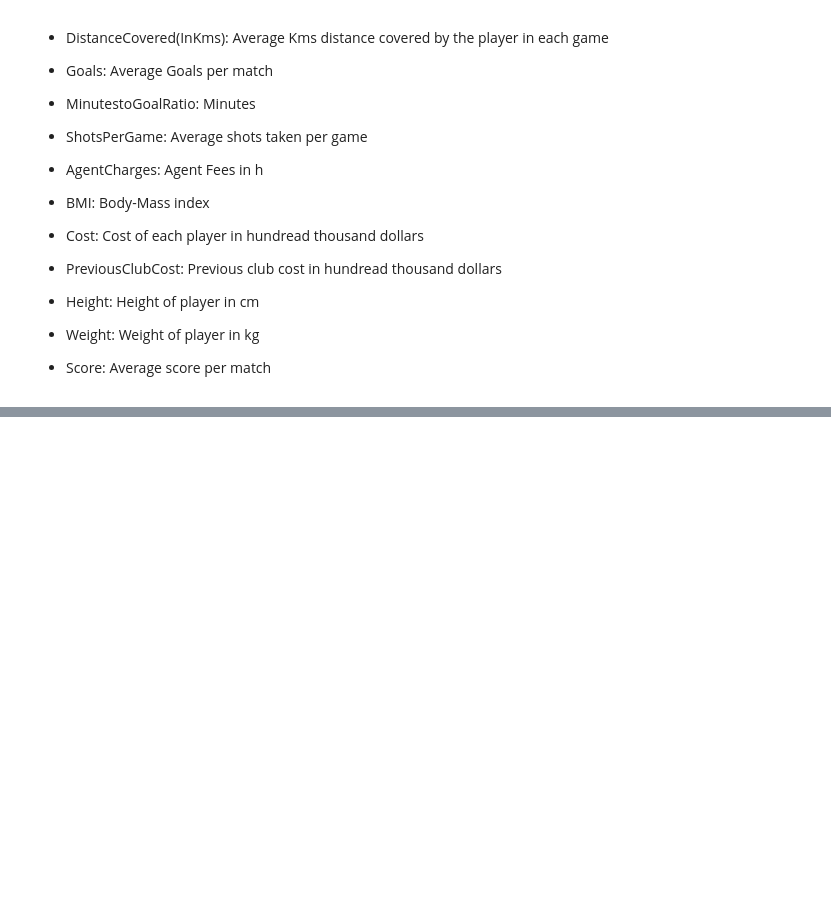
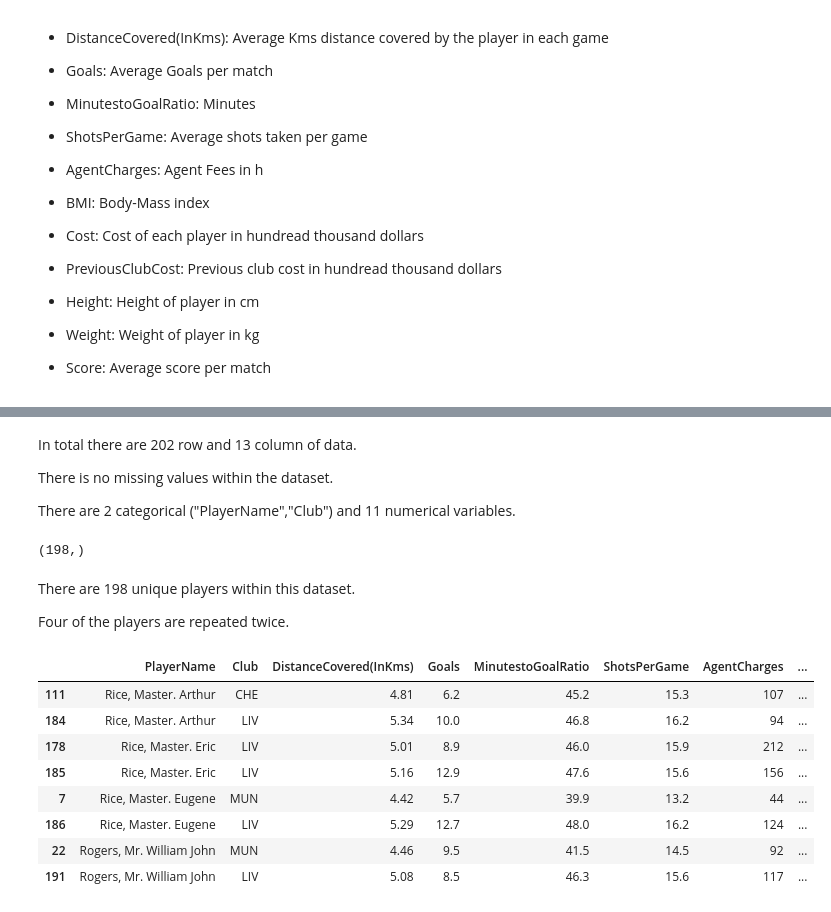
Before and after one commit to M-Abdullah-D/Training_Projects, a Jupyter notebook: Linear Regression Model Project/Notebook.ipynb, the cells around one changed output, grey strips where cells are left out. Drawn from its saved outputs; the diff is of its cells as text; code cells hidden in the pictures; blank space fills up the shorter version.

Commit message:
Exploratory Data Analysis

```diff
--- a/Linear Regression Model Project/Notebook.ipynb
+++ b/Linear Regression Model Project/Notebook.ipynb
@@ -59,0 +88,26 @@ df.head()
+# %% [markdown]
+In total there are 202 row and 13 column of data.
+
+There is no missing values within the dataset.
+
+There are 2 categorical ("PlayerName","Club") and 11 numerical variables.
+# %%
+df_["PlayerName"].unique().shape
+# %% [output]
+(198,)
+# %% [markdown]
+There are 198 unique players within this dataset.
+
+Four of the players are repeated twice.
+# %%
+df_[df_.duplicated(subset='PlayerName', keep=False)].sort_values(by='PlayerName')
+# %% [output]
+|  | PlayerName | Club | DistanceCovered(InKms) | Goals | MinutestoGoalRatio | ShotsPerGame | AgentCharges | ... |
+| 111 | Rice, Master. Arthur | CHE | 4.81 | 6.2 | 45.2 | 15.3 | 107 | ... |
+| 184 | Rice, Master. Arthur | LIV | 5.34 | 10.0 | 46.8 | 16.2 | 94 | ... |
+| 178 | Rice, Master. Eric | LIV | 5.01 | 8.9 | 46.0 | 15.9 | 212 | ... |
+| 185 | Rice, Master. Eric | LIV | 5.16 | 12.9 | 47.6 | 15.6 | 156 | ... |
+| 7 | Rice, Master. Eugene | MUN | 4.42 | 5.7 | 39.9 | 13.2 | 44 | ... |
+| 186 | Rice, Master. Eugene | LIV | 5.29 | 12.7 | 48.0 | 16.2 | 124 | ... |
+| 22 | Rogers, Mr. William John | MUN | 4.46 | 9.5 | 41.5 | 14.5 | 92 | ... |
+| 191 | Rogers, Mr. William John | LIV | 5.08 | 8.5 | 46.3 | 15.6 | 117 | ... |
```
Also changed, not shown: parts of 9 cells of this notebook.
